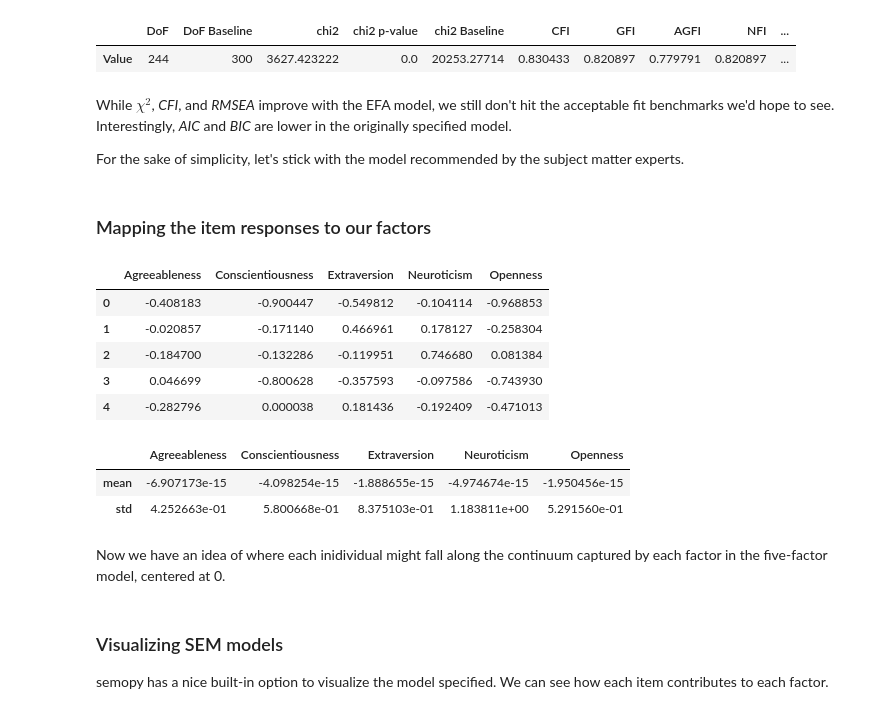
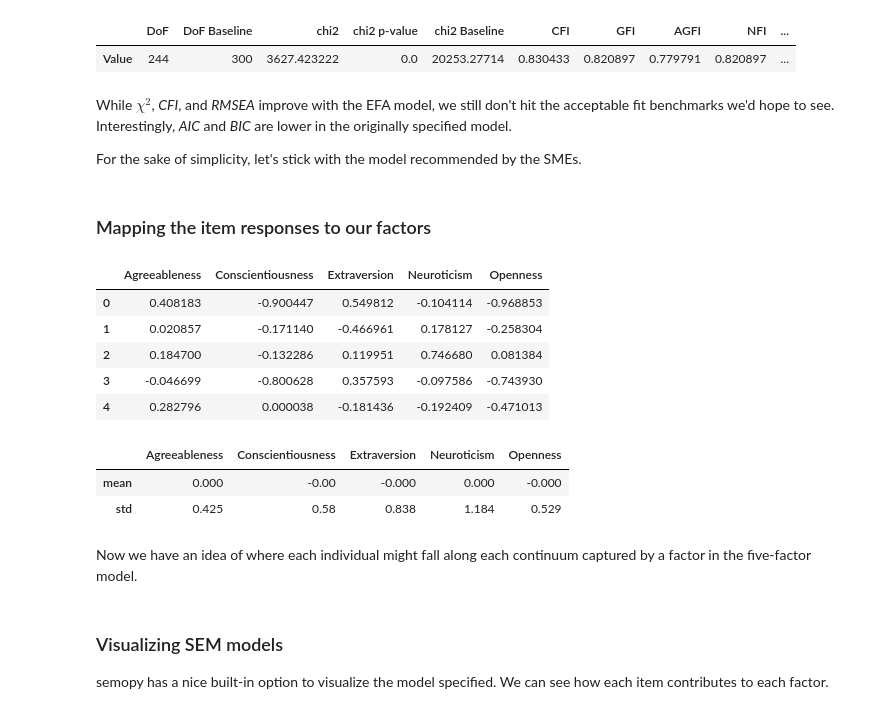
Before and after one commit to miller-simon/factor_analysis, a Jupyter notebook: five_factor_semopy.ipynb, the cells around one changed output. Saved outputs shown, nothing was run; the diff lists cells and outputs as text; code cells hidden in the pictures.

```diff
--- a/five_factor_semopy.ipynb
+++ b/five_factor_semopy.ipynb
@@ -30,5 +32,5 @@ Description available here: https://rdrr.io/cran/psych/man/bfi.html
 # %%
-data = pd.read_csv('bfi.csv')
+data = pd.read_csv('data/bfi.csv')
 
 data.drop('Unnamed: 0', axis = 1, inplace = True)
 # %% [markdown]
@@ -171,7 +177,7 @@ calc_stats(exp_model)
 # %% [markdown]
 While $\chi^2$, *CFI*, and *RMSEA* improve with the EFA model, we still don't hit the acceptable fit benchmarks we'd hope to see. Interestingly, *AIC* and *BIC* are lower in the originally specified model.
 
-For the sake of simplicity, let's stick with the model recommended by the subject matter experts.
+For the sake of simplicity, let's stick with the model recommended by the SMEs.
 # %% [markdown]
 ### Mapping the item responses to our factors
 # %%
@@ -179,19 +185,19 @@ factors = model.predict_factors(data)
 factors.head()
 # %% [output]
 |  | Agreeableness | Conscientiousness | Extraversion | Neuroticism | Openness |
-| 0 | -0.408183 | -0.900447 | -0.549812 | -0.104114 | -0.968853 |
-| 1 | -0.020857 | -0.171140 | 0.466961 | 0.178127 | -0.258304 |
-| 2 | -0.184700 | -0.132286 | -0.119951 | 0.746680 | 0.081384 |
-| 3 | 0.046699 | -0.800628 | -0.357593 | -0.097586 | -0.743930 |
-| 4 | -0.282796 | 0.000038 | 0.181436 | -0.192409 | -0.471013 |
+| 0 | 0.408183 | -0.900447 | 0.549812 | -0.104114 | -0.968853 |
+| 1 | 0.020857 | -0.171140 | -0.466961 | 0.178127 | -0.258304 |
+| 2 | 0.184700 | -0.132286 | 0.119951 | 0.746680 | 0.081384 |
+| 3 | -0.046699 | -0.800628 | 0.357593 | -0.097586 | -0.743930 |
+| 4 | 0.282796 | 0.000038 | -0.181436 | -0.192409 | -0.471013 |
 # %%
-factors.agg(['mean', 'std'])
+np.round(factors.agg(['mean', 'std']), 3)
 # %% [output]
 |  | Agreeableness | Conscientiousness | Extraversion | Neuroticism | Openness |
-| mean | -6.907173e-15 | -4.098254e-15 | -1.888655e-15 | -4.974674e-15 | -1.950456e-15 |
-| std | 4.252663e-01 | 5.800668e-01 | 8.375103e-01 | 1.183811e+00 | 5.291560e-01 |
+| mean | 0.000 | -0.00 | -0.000 | 0.000 | -0.000 |
+| std | 0.425 | 0.58 | 0.838 | 1.184 | 0.529 |
 # %% [markdown]
-Now we have an idea of where each inidividual might fall along the continuum captured by each factor in the five-factor model, centered at 0.
+Now we have an idea of where each individual might fall along each continuum captured by a factor in the five-factor model.
 # %% [markdown]
 ### Visualizing SEM models
 
```
Also changed, not shown: parts of 16 cells of this notebook, 1 other file.
